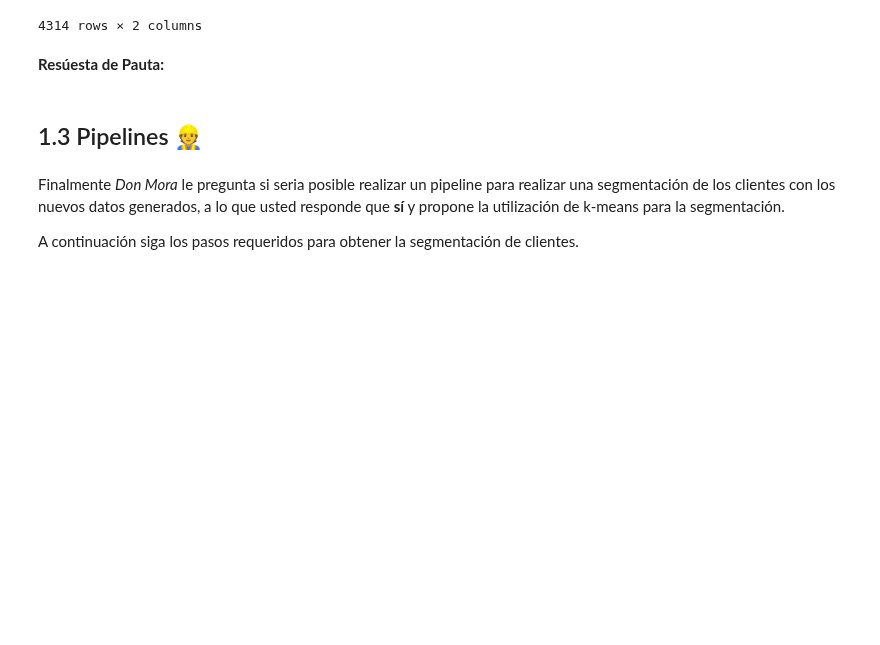
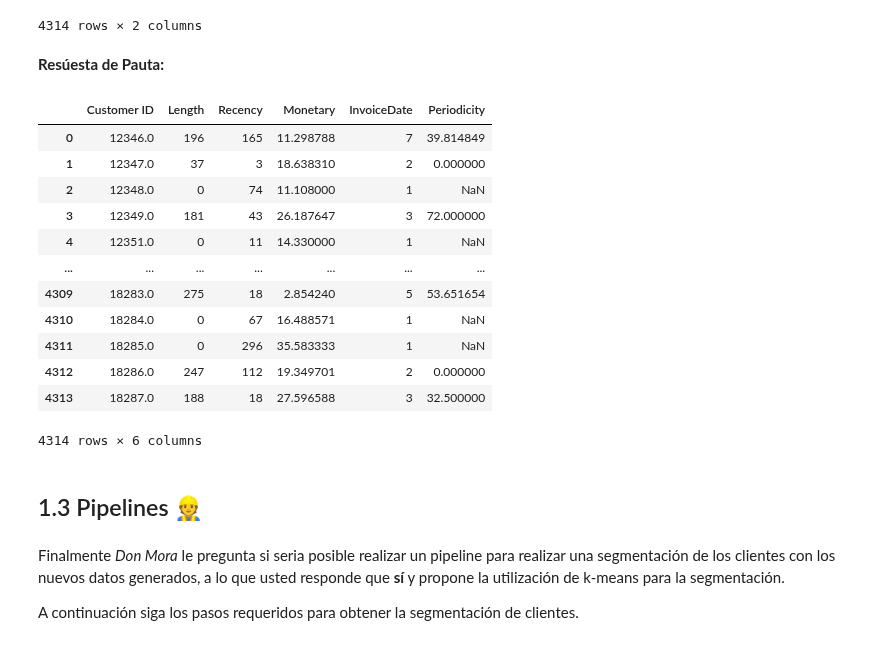
Before and after one commit to BnjmnNicholas/MDS7202-2023-2, a Jupyter notebook: LAB 7/Laboratorio7_Enunciado.ipynb, the cells around one changed output. Cells and saved outputs as stored; diff of their text form; code cells hidden in the pictures; blank space fills up the shorter version.

Commit message:
1.2 Merges

```diff
--- a/LAB 7/Laboratorio7_Enunciado.ipynb
+++ b/LAB 7/Laboratorio7_Enunciado.ipynb
@@ -270,6 +270,50 @@ feature_periodicity(df_retail)
 4314 rows × 2 columns
 # %% [markdown]
 **Resúesta de Pauta:**
+# %%
+def custom_feature(dataframe_in):
+    """
+    Esta funcion se encarga de llamar a todas las funciones que generan las features y las une en un solo dataframe
+
+    args:
+        dataframe_in: dataframe de entrada
+
+    return:
+        dataframe con todas las features
+    """
+    df_feature_length = feature_length(dataframe_in)
+    df_feature_recency = feature_recency(dataframe_in)
+    df_feature_monetary = feature_monetary(dataframe_in)
+    df_feature_frecuency = feature_frecuency(dataframe_in)
+    df_feature_periodicity = feature_periodicity(dataframe_in)
+
+
+    # merge de las features
+    features = df_feature_length.merge(df_feature_recency, on='Customer ID')
+    features = features.merge(df_feature_monetary, on='Customer ID')
+    features = features.merge(df_feature_frecuency, on='Customer ID')
+    features = features.merge(df_feature_periodicity, on='Customer ID')
+
+
+    return features
+# %%
+df_out = custom_feature(df_retail)
+# %%
+df_out
+# %% [output]
+|  | Customer ID | Length | Recency | Monetary | InvoiceDate | Periodicity |
+| 0 | 12346.0 | 196 | 165 | 11.298788 | 7 | 39.814849 |
+| 1 | 12347.0 | 37 | 3 | 18.638310 | 2 | 0.000000 |
+| 2 | 12348.0 | 0 | 74 | 11.108000 | 1 | NaN |
+| 3 | 12349.0 | 181 | 43 | 26.187647 | 3 | 72.000000 |
+| 4 | 12351.0 | 0 | 11 | 14.330000 | 1 | NaN |
+| ... | ... | ... | ... | ... | ... | ... |
+| 4309 | 18283.0 | 275 | 18 | 2.854240 | 5 | 53.651654 |
+| 4310 | 18284.0 | 0 | 67 | 16.488571 | 1 | NaN |
+| 4311 | 18285.0 | 0 | 296 | 35.583333 | 1 | NaN |
+| 4312 | 18286.0 | 247 | 112 | 19.349701 | 2 | 0.000000 |
+| 4313 | 18287.0 | 188 | 18 | 27.596588 | 3 | 32.500000 |
+4314 rows × 6 columns
 # %% [markdown]
 ## 1.3 Pipelines 👷
 # %% [markdown]
```
